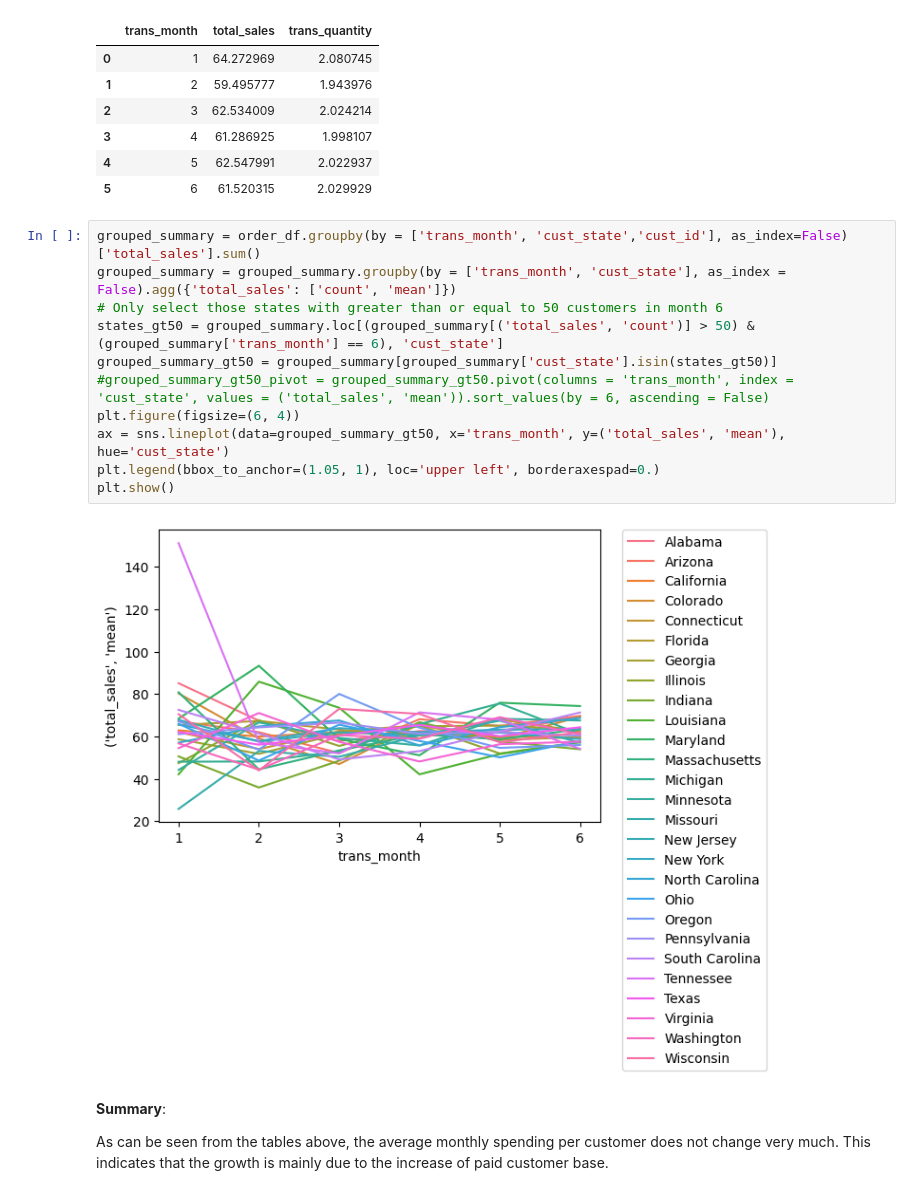
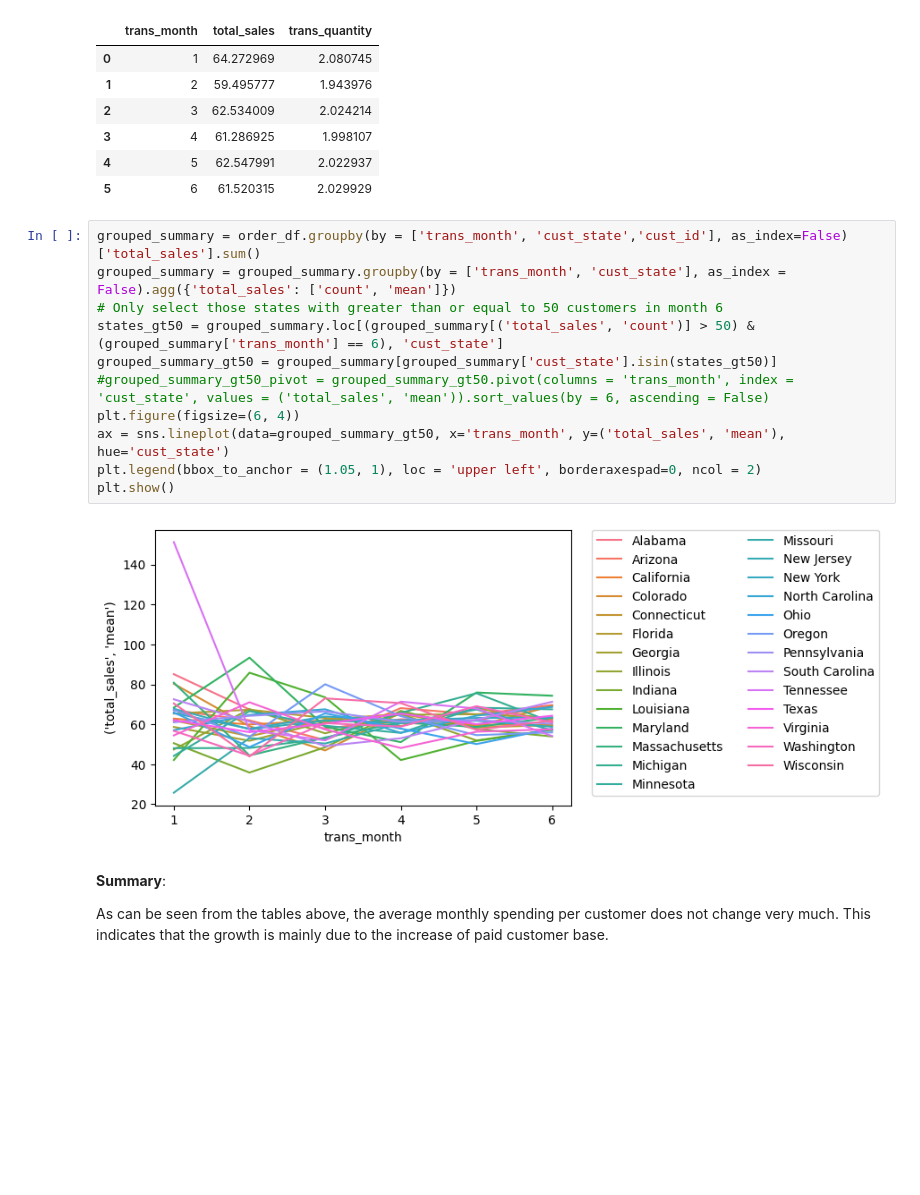
Before and after one commit to southnorthist/kaggle_analysis, a Jupyter notebook: Projects/marketing-analytics/online-retail-sales-trend-analysis/analysis-python.ipynb, the cells around one changed output. Saved outputs shown, nothing was run; the diff lists cells and outputs as text; blank space fills up the shorter version.

```diff
--- a/Projects/marketing-analytics/online-retail-sales-trend-analysis/analysis-python.ipynb
+++ b/Projects/marketing-analytics/online-retail-sales-trend-analysis/analysis-python.ipynb
@@ -387,16 +387,16 @@ grouped_summary.groupby(by = 'trans_month', as_index = False)[['total_sales', 't
 # %%
 grouped_summary = order_df.groupby(by = ['trans_month', 'cust_state','cust_id'], as_index=False)['total_sales'].sum()
 grouped_summary = grouped_summary.groupby(by = ['trans_month', 'cust_state'], as_index = False).agg({'total_sales': ['count', 'mean']})
 # Only select those states with greater than or equal to 50 customers in month 6
 states_gt50 = grouped_summary.loc[(grouped_summary[('total_sales', 'count')] > 50) & (grouped_summary['trans_month'] == 6), 'cust_state']
 grouped_summary_gt50 = grouped_summary[grouped_summary['cust_state'].isin(states_gt50)]
 #grouped_summary_gt50_pivot = grouped_summary_gt50.pivot(columns = 'trans_month', index = 'cust_state', values = ('total_sales', 'mean')).sort_values(by = 6, ascending = False)
 plt.figure(figsize=(6, 4))
 ax = sns.lineplot(data=grouped_summary_gt50, x='trans_month', y=('total_sales', 'mean'), hue='cust_state')
-plt.legend(bbox_to_anchor=(1.05, 1), loc='upper left', borderaxespad=0.)
+plt.legend(bbox_to_anchor = (1.05, 1), loc = 'upper left', borderaxespad=0, ncol = 2)
 plt.show()
 # %% [output]
-[figure, old version]
+[figure, new version]
 # %% [markdown]
 __Summary__:
 
```
Also changed, not shown: parts of 3 cells of this notebook.
